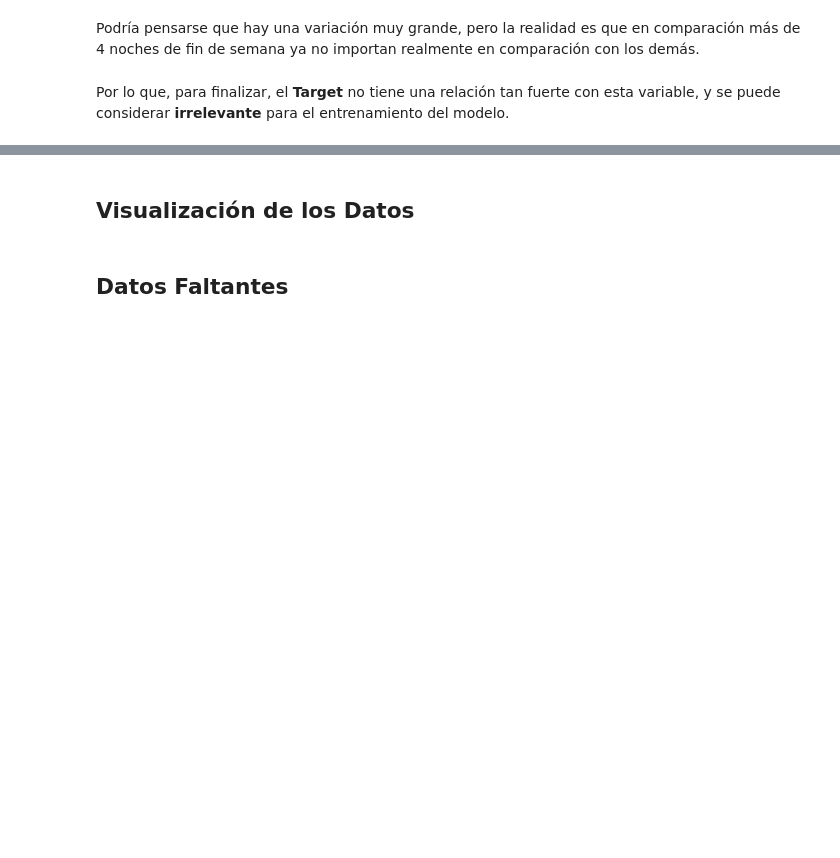
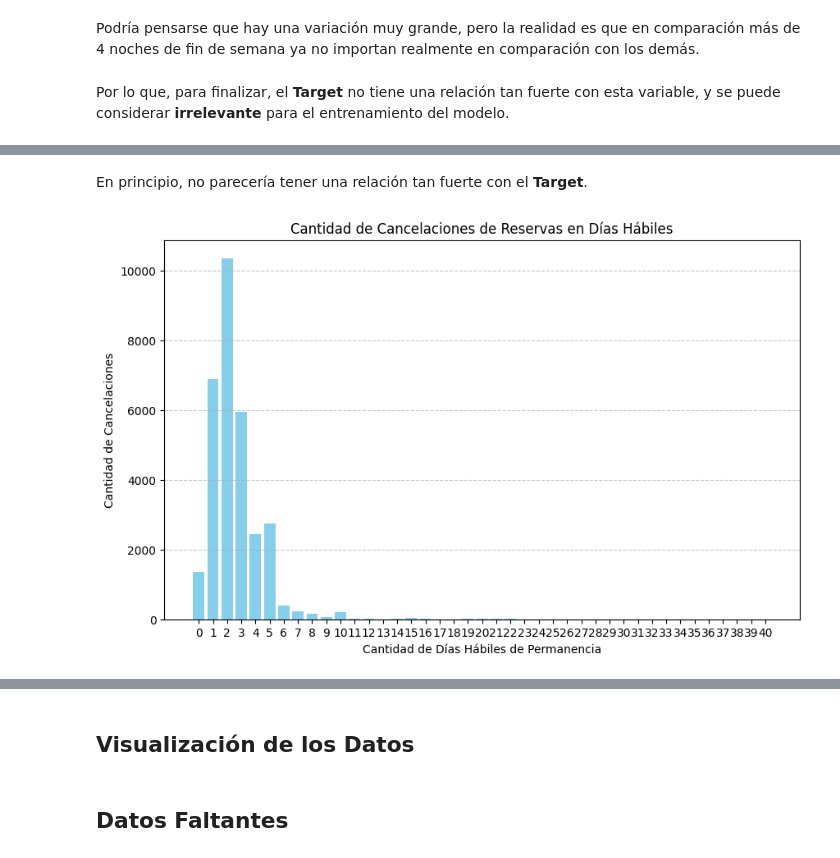
Before and after one commit to InspectorDave/OrgaDeDatos-TPs, a Jupyter notebook: 7506R_TP1_GRUPO11_CHP1_ENTREGA.ipynb, the cells around one changed output, grey strips where cells are left out. Saved outputs shown, nothing was run; the diff lists cells and outputs as text; code cells hidden in the pictures; blank space fills up the shorter version.

Commit message:
stays_in_week_nights

```diff
--- a/7506R_TP1_GRUPO11_CHP1_ENTREGA.ipynb
+++ b/7506R_TP1_GRUPO11_CHP1_ENTREGA.ipynb
@@ -610,0 +642,16 @@ Por lo que, para finalizar, el **Target** no tiene una relación tan fuerte con
+# %% [markdown]
+En principio, no parecería tener una relación tan fuerte con el **Target**.
+# %%
+cancelled_reservations = hotels_df[hotels_df['is_canceled'] == 1]
+cancelations_by_week_nights = cancelled_reservations['stays_in_week_nights'].value_counts().sort_index()
+
+plt.figure(figsize=(10, 6))
+plt.bar(cancelations_by_week_nights.index, cancelations_by_week_nights.values, color='skyblue')
+plt.xlabel('Cantidad de Días Hábiles de Permanencia')
+plt.ylabel('Cantidad de Cancelaciones')
+plt.title('Cantidad de Cancelaciones de Reservas en Días Hábiles')
+plt.xticks(range(max(cancelations_by_week_nights.index) + 1))
+plt.grid(axis='y', linestyle='--', alpha=0.7)
+plt.show()
+# %% [output]
+[figure, added]
```
Also changed, not shown: parts of 7 cells of this notebook.
